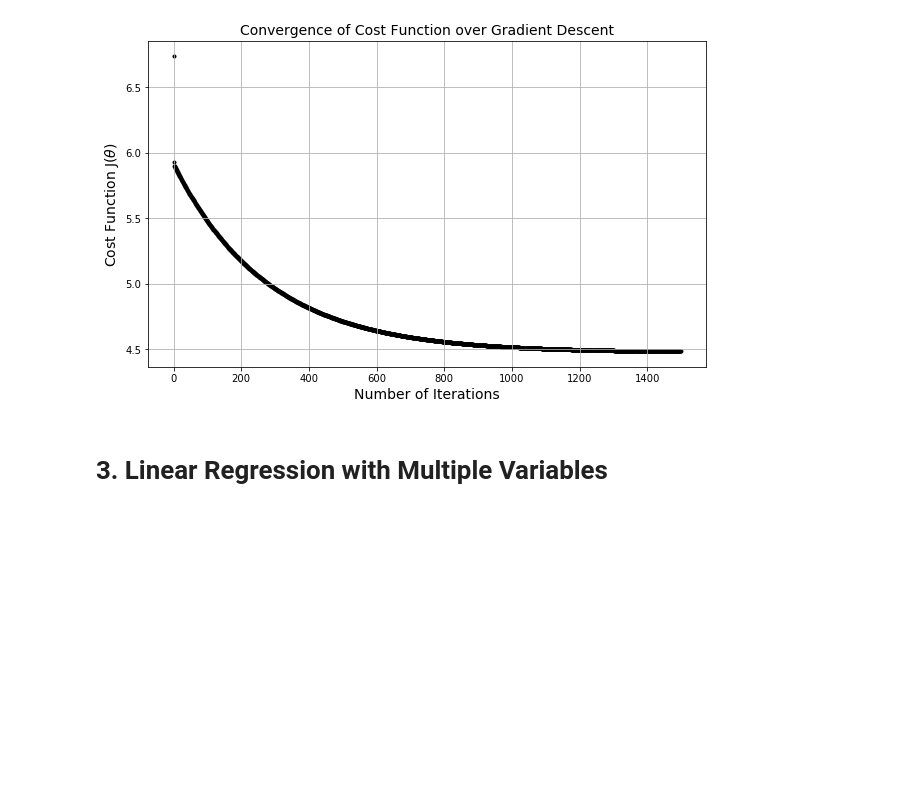
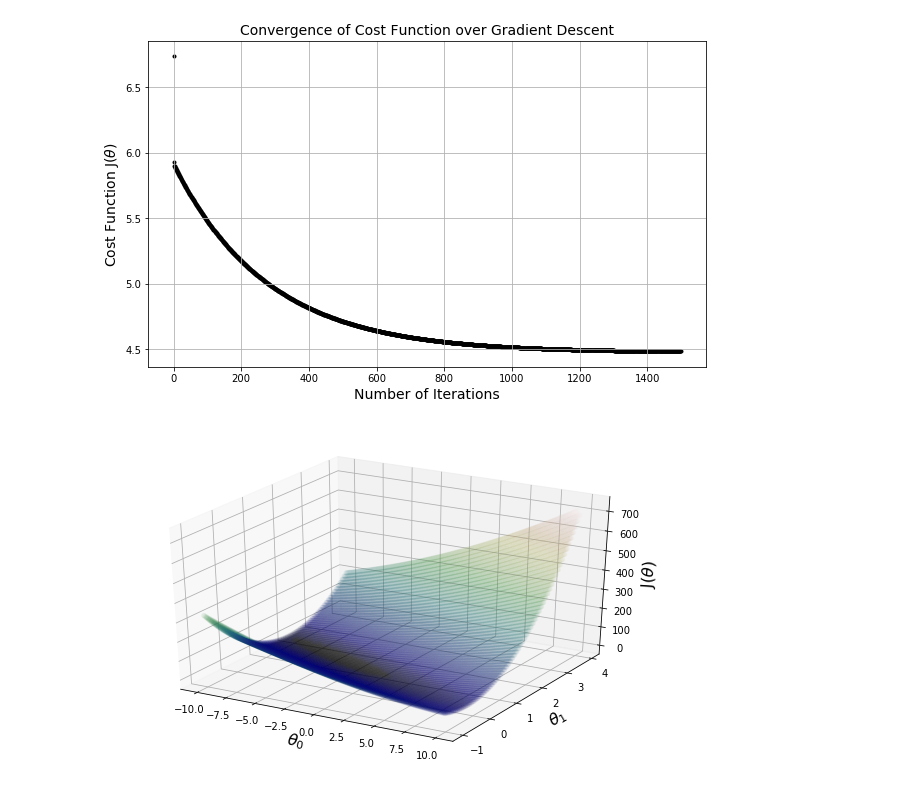
Before and after one commit to les67/MachineLearning_CourseraNg, a Jupyter notebook: ex1/ex1.ipynb, the cells around one changed output. Saved outputs shown, nothing was run; the diff lists cells and outputs as text; code cells hidden in the pictures; blank space fills up the shorter version.

```diff
--- a/ex1/ex1.ipynb
+++ b/ex1/ex1.ipynb
@@ -273,2 +263,26 @@ xx, yy = np.meshgrid(np.arange(theta0_min, theta0_max, h),np.arange(theta1_min,
-# %% [markdown]
-# 3. Linear Regression with Multiple Variables
+# %%
+# Now we visualize the cost function over a range of values for theta_0 and theta_1
+
+theta0_min, theta0_max = -10, 10
+theta1_min, theta1_max = -1, 4
+h = 0.075 # step size in grid
+theta0, theta1 = np.meshgrid(np.arange(theta0_min, theta0_max, h),np.arange(theta1_min, theta1_max, h))
+costJ = np.empty((np.shape(theta0)[0],np.shape(theta0)[1])) # allocate space for cost function over grid
+
+# Since the function costFunction() was not written to expect and "x" and a "y" but rather a theta_i = [x_i,y_i]
+# I can't call it directly with the mesh grid values. Rather I will loop through the values and evaluate it at each point
+for idx_theta0,ii_theta0 in enumerate(theta0[0,:]):
+    for idx_theta1,ii_theta1 in enumerate(theta1[:,0]):
+        temp_theta = np.array([ii_theta0,ii_theta1])
+        costJ[idx_theta1][idx_theta0] = costFunction(design,temp_theta,profit) # Note that this is the way that a grid function will be called
+                                                                               # i.e y's are the rows and x's are the column values of z
+# %%
+fig = plt.figure()
+ax = fig.add_subplot(111, projection='3d')
+ax.scatter(theta0,theta1,costJ,c=np.abs(costJ),cmap=plt.cm.gist_earth,alpha=0.05) # the color map specified in cmap will be applied to the range of values given in c
+plt.xlabel('$\\theta_0$',fontsize=16)
+plt.ylabel('$\\theta_1$',fontsize=16)
+ax.set_zlabel('J($\\theta$)',fontsize=16)
+plt.show()
+# %% [output]
+[figure, added]
```
Also changed, not shown: parts of 22 cells of this notebook.
